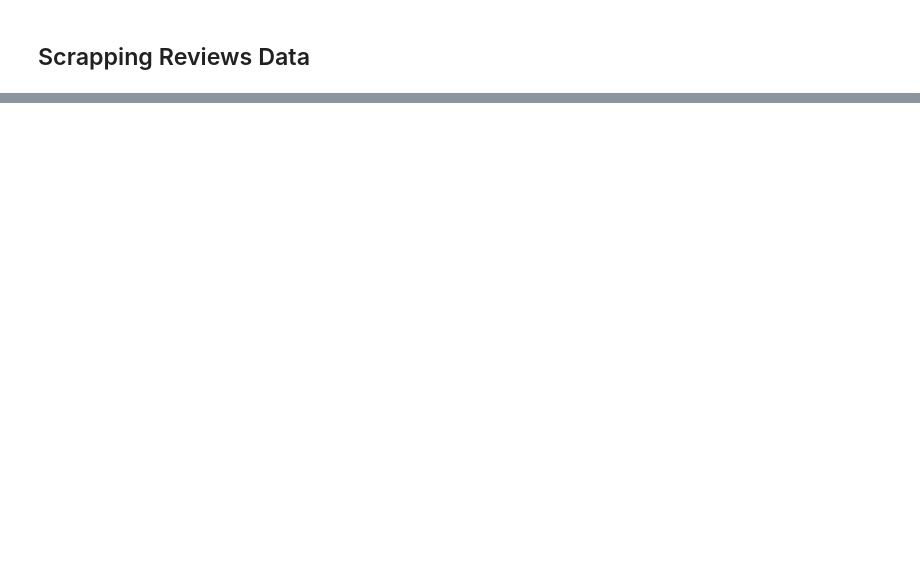
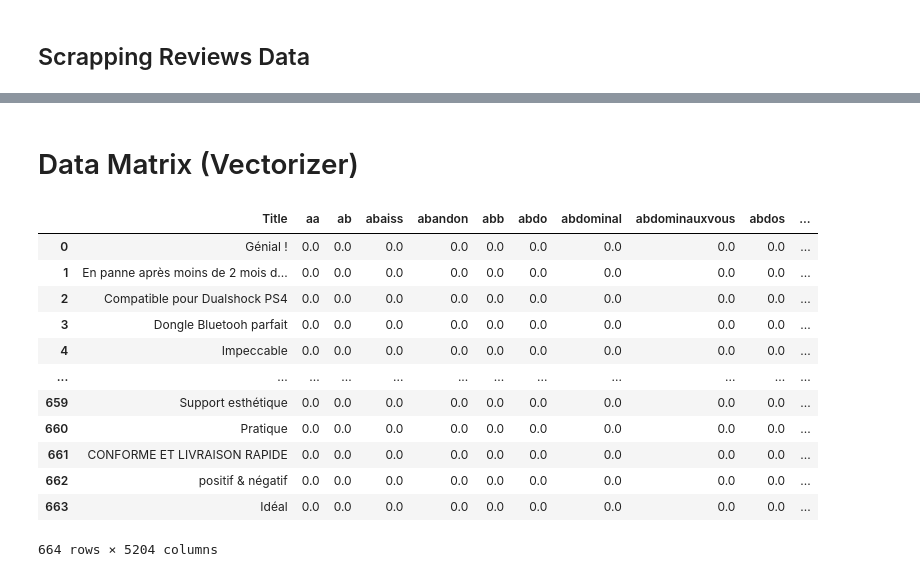
Before and after one commit to ChihabEddine98/AmazonAnalysis, a Jupyter notebook: AmazonAnalysis.ipynb, the cells around one changed output, grey strips where cells are left out. Cells and saved outputs as stored; diff of their text form; code cells hidden in the pictures; blank space fills up the shorter version.

Commit message:
Add Vectorizer And several settings

```diff
--- a/AmazonAnalysis.ipynb
+++ b/AmazonAnalysis.ipynb
@@ -409,0 +440,38 @@ df_rev
+# %% [markdown]
+# Data Matrix (Vectorizer)
+# %%
+from sklearn.feature_extraction.text import CountVectorizer,TfidfVectorizer
+from nltk.corpus import stopwords
+from nltk.stem.snowball import FrenchStemmer
+
+stopwords = stopwords.words('french')
+
+def data_to_matrix():
+  # Building the Victorizer
+  stemmer = FrenchStemmer()
+  analyzer = TfidfVectorizer().build_analyzer()
+  vec = TfidfVectorizer(stop_words = stopwords, analyzer = lambda doc:(stemmer.stem(w) for w in analyzer(doc)) )
+  # Build the new matrix dataset
+  mx_rev = vec.fit_transform(X.Rev_Bdy)
+  df_rev = pd.DataFrame(mx_rev.toarray(),columns = vec.get_feature_names())
+  df_rev.index = X.index
+  df_rev.insert(0, 'Title', X.Rev_Title)
+  return df_rev
+
+
+M1 = data_to_matrix()
+M1
+# %% [output]
+|  | Title | aa | ab | abaiss | abandon | abb | abdo | abdominal | abdominauxvous | abdos | ... |
+| 0 | Génial ! | 0.0 | 0.0 | 0.0 | 0.0 | 0.0 | 0.0 | 0.0 | 0.0 | 0.0 | ... |
+| 1 | En panne après moins de 2 mois d... | 0.0 | 0.0 | 0.0 | 0.0 | 0.0 | 0.0 | 0.0 | 0.0 | 0.0 | ... |
+| 2 | Compatible pour Dualshock PS4 | 0.0 | 0.0 | 0.0 | 0.0 | 0.0 | 0.0 | 0.0 | 0.0 | 0.0 | ... |
+| 3 | Dongle Bluetooh parfait | 0.0 | 0.0 | 0.0 | 0.0 | 0.0 | 0.0 | 0.0 | 0.0 | 0.0 | ... |
+| 4 | Impeccable | 0.0 | 0.0 | 0.0 | 0.0 | 0.0 | 0.0 | 0.0 | 0.0 | 0.0 | ... |
+| ... | ... | ... | ... | ... | ... | ... | ... | ... | ... | ... | ... |
+| 659 | Support esthétique | 0.0 | 0.0 | 0.0 | 0.0 | 0.0 | 0.0 | 0.0 | 0.0 | 0.0 | ... |
+| 660 | Pratique | 0.0 | 0.0 | 0.0 | 0.0 | 0.0 | 0.0 | 0.0 | 0.0 | 0.0 | ... |
+| 661 | CONFORME ET LIVRAISON RAPIDE | 0.0 | 0.0 | 0.0 | 0.0 | 0.0 | 0.0 | 0.0 | 0.0 | 0.0 | ... |
+| 662 | positif & négatif | 0.0 | 0.0 | 0.0 | 0.0 | 0.0 | 0.0 | 0.0 | 0.0 | 0.0 | ... |
+| 663 | Idéal | 0.0 | 0.0 | 0.0 | 0.0 | 0.0 | 0.0 | 0.0 | 0.0 | 0.0 | ... |
+664 rows × 5204 columns
```
Also changed, not shown: parts of 10 cells of this notebook.
